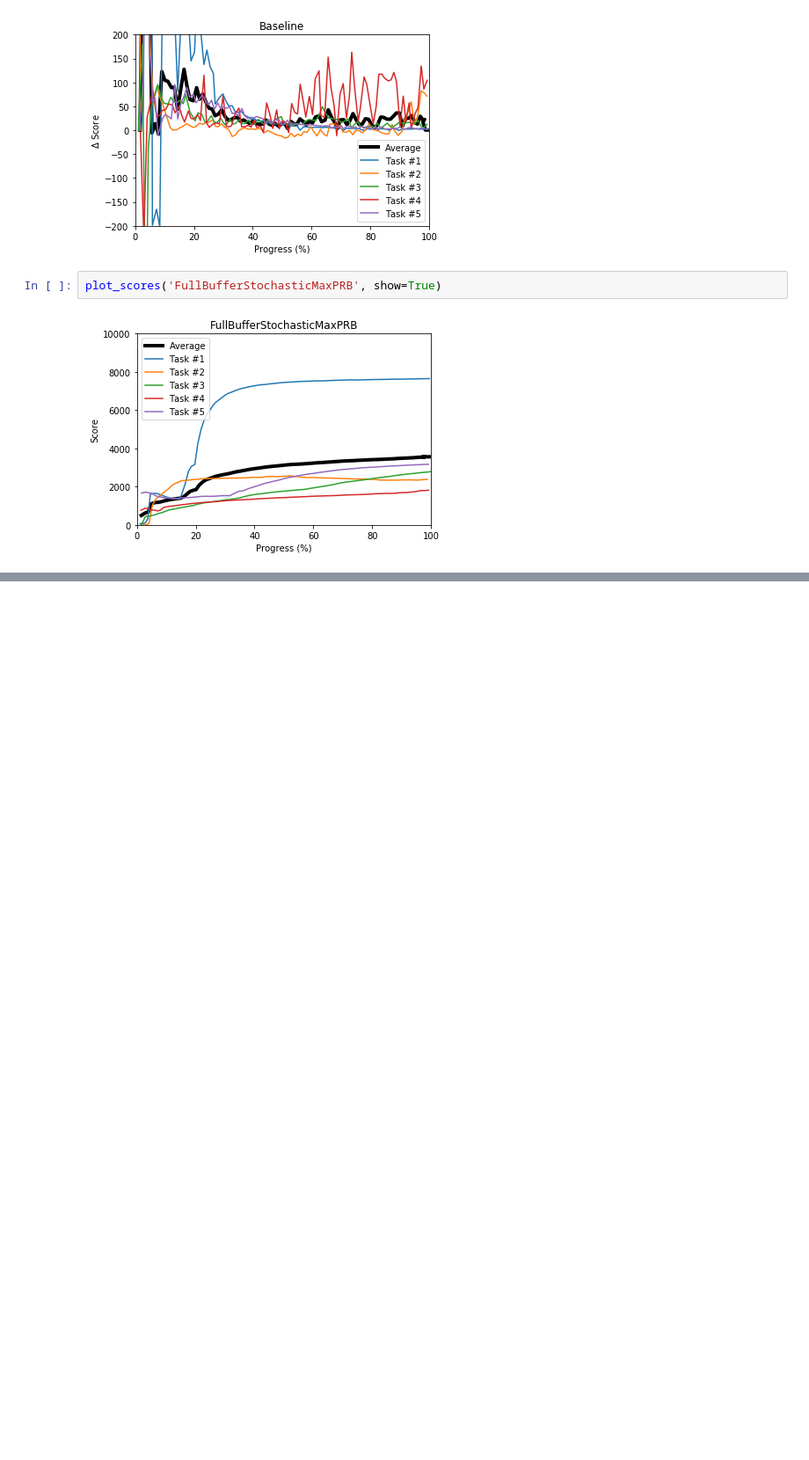
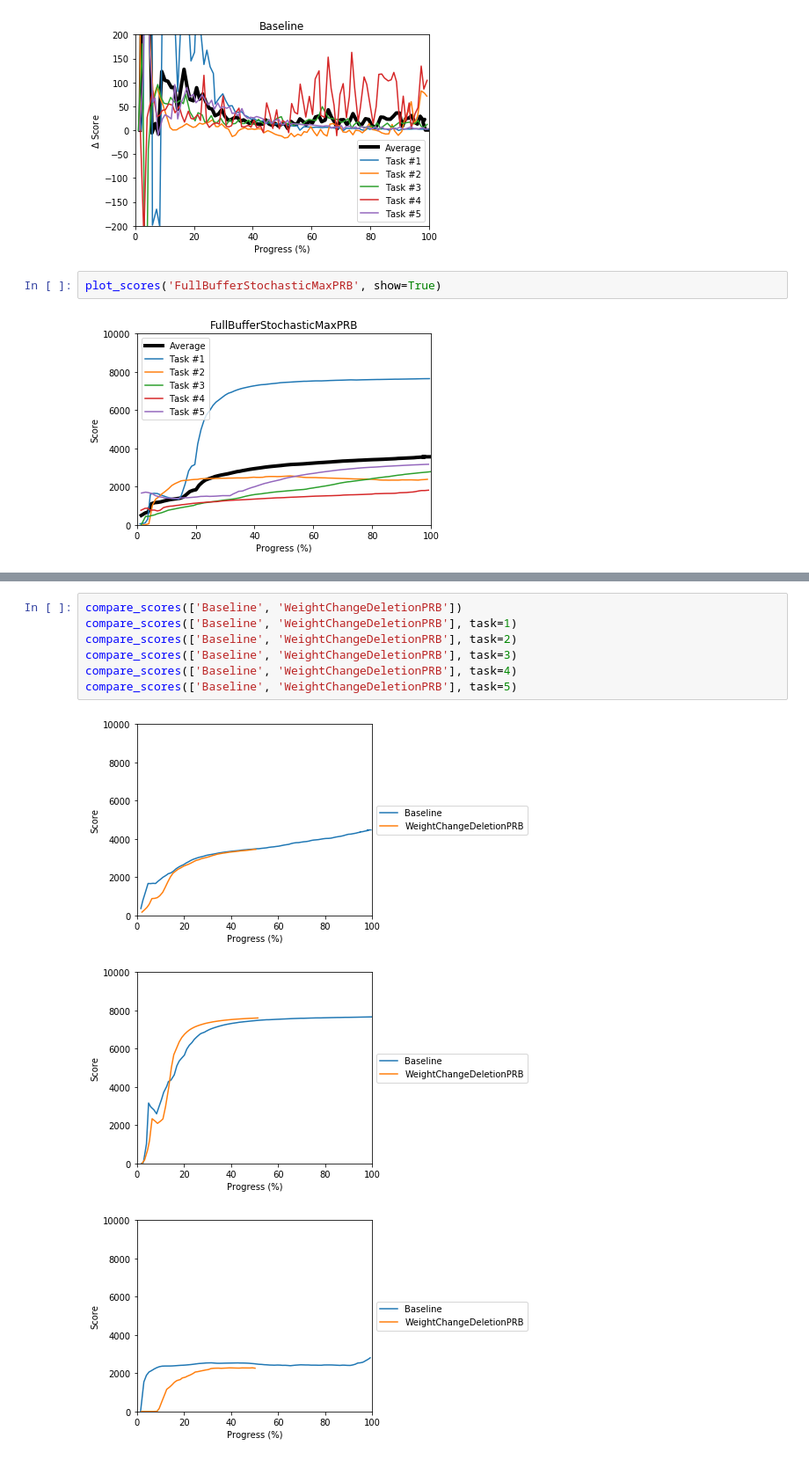
Before and after one commit to seungjaeryanlee/retro-agents, a Jupyter notebook: Plot.ipynb, the cells around one changed output, grey strips where cells are left out. Shown at 88% size. Drawn from its saved outputs; the diff is of its cells as text; blank space fills up the shorter version.

```diff
--- a/Plot.ipynb
+++ b/Plot.ipynb
@@ -235,0 +243,11 @@ plot_scores('FullBufferStochasticMaxPRB', show=True)
+# %%
+compare_scores(['Baseline', 'WeightChangeDeletionPRB'])
+compare_scores(['Baseline', 'WeightChangeDeletionPRB'], task=1)
+compare_scores(['Baseline', 'WeightChangeDeletionPRB'], task=2)
+compare_scores(['Baseline', 'WeightChangeDeletionPRB'], task=3)
+compare_scores(['Baseline', 'WeightChangeDeletionPRB'], task=4)
+compare_scores(['Baseline', 'WeightChangeDeletionPRB'], task=5)
+# %% [output]
+[figure, added]
+[figure, added]
+[figure, added]
```
Also changed, not shown: parts of 5 cells of this notebook, 7 other files.
